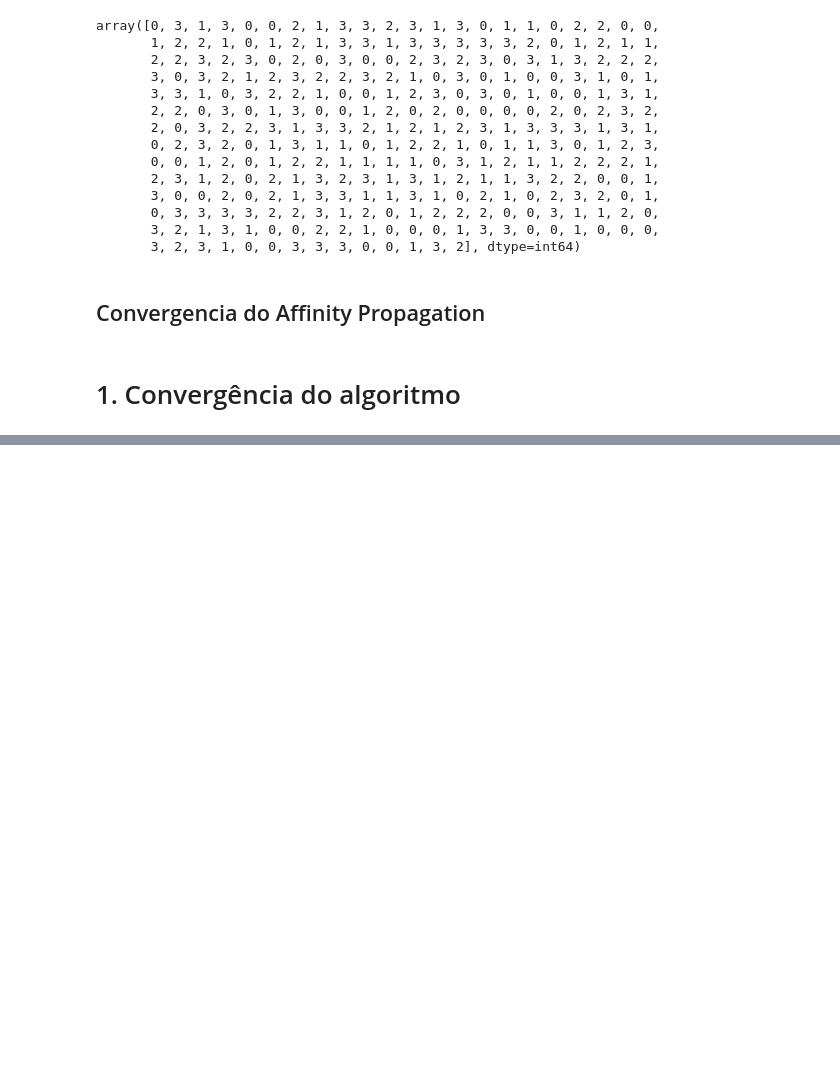
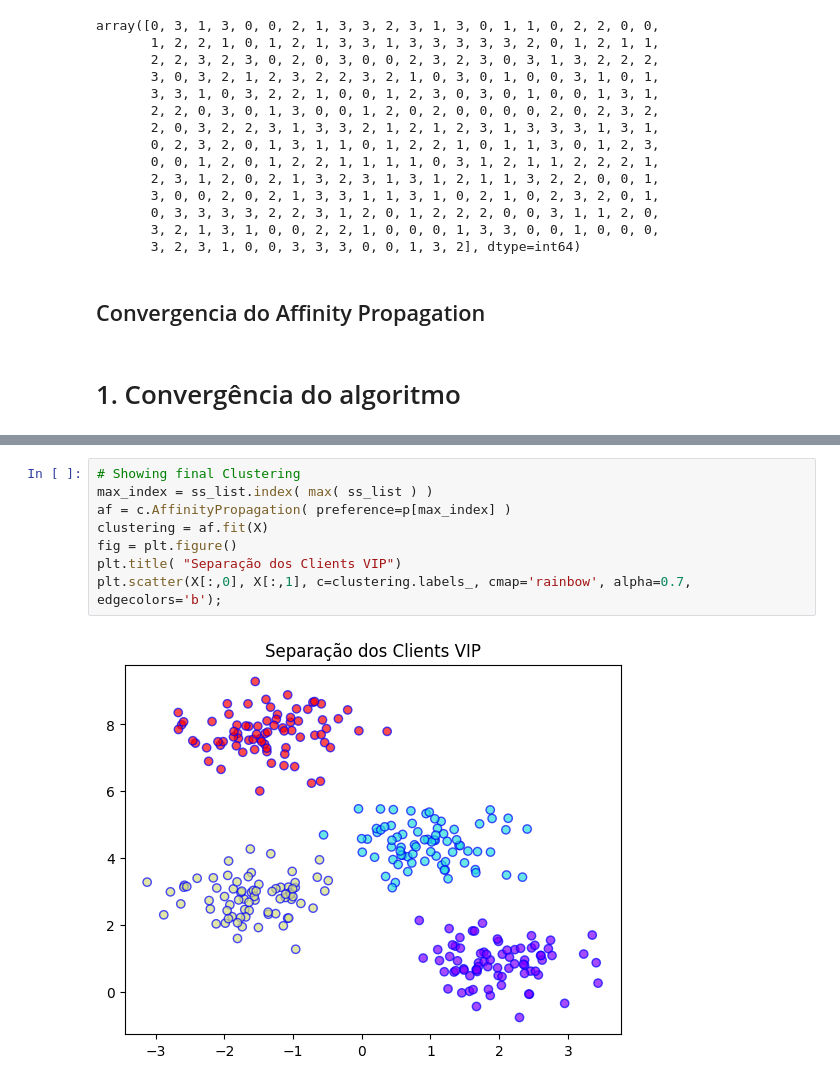
Before and after one commit to antonioorichard/respositorio_ML, a Jupyter notebook: Ciclo_8.ipynb, the cells around one changed output, grey strips where cells are left out. Cells and saved outputs as stored; diff of their text form; blank space fills up the shorter version.

Commit message:
Dia 03 de Maio  2024 finalizo o ciclo 8

```diff
--- a/Ciclo_8.ipynb
+++ b/Ciclo_8.ipynb
@@ -174,0 +178,10 @@ NameError: name 'm' is not defined
+# %%
+# Showing final Clustering
+max_index = ss_list.index( max( ss_list ) )
+af = c.AffinityPropagation( preference=p[max_index] )
+clustering = af.fit(X)
+fig = plt.figure()
+plt.title( "Separação dos Clients VIP")
+plt.scatter(X[:,0], X[:,1], c=clustering.labels_, cmap='rainbow', alpha=0.7, edgecolors='b');
+# %% [output]
+[figure, added]
```
Also changed, not shown: parts of 2 cells of this notebook.
